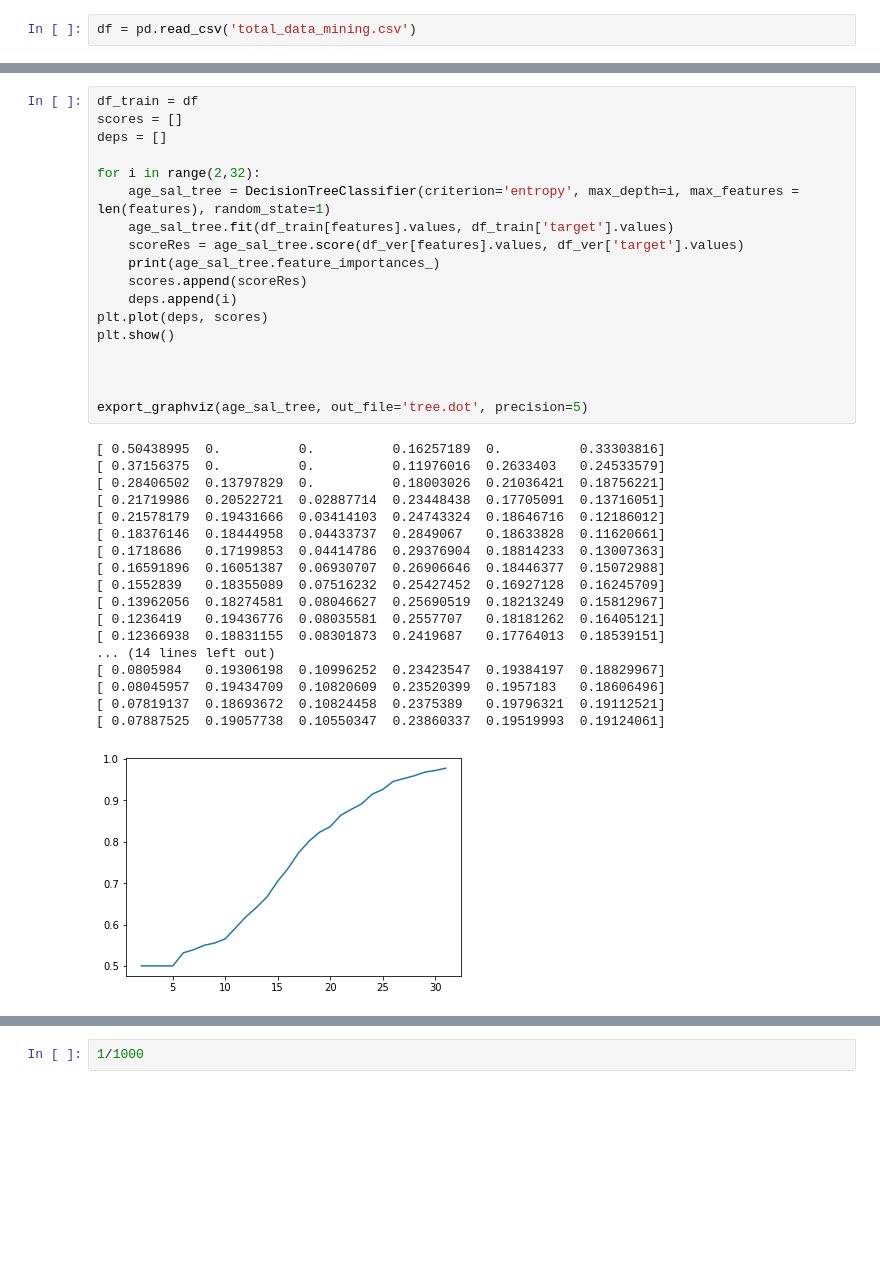
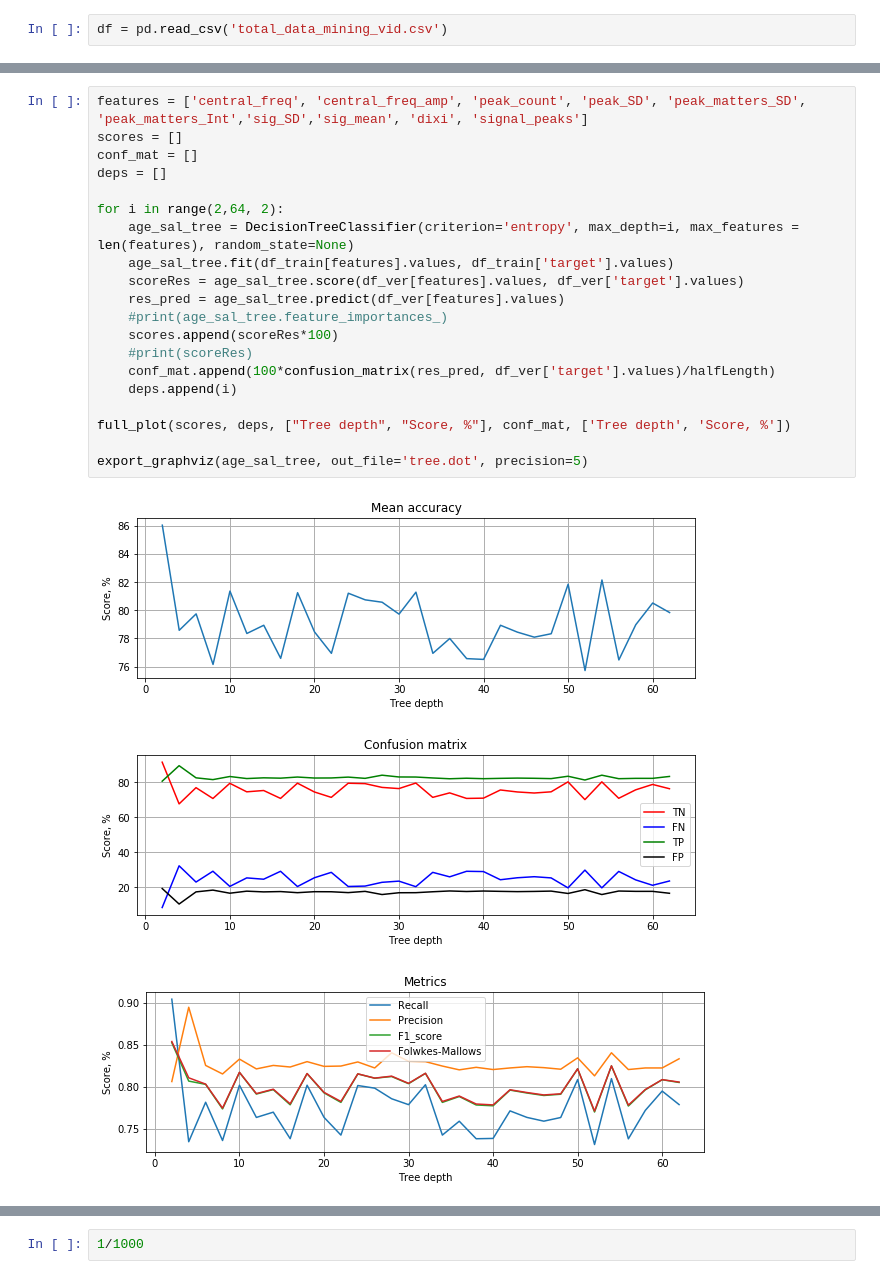
Before and after one commit to SemVan/PySignalClassifier, a Jupyter notebook: TreeSignalClassifier.ipynb, the cells around one changed output, grey strips where cells are left out. Cells and saved outputs as stored; diff of their text form; blank space fills up the shorter version.

Commit message:
some changes in signal processing (peak comparison) and classification (new plots)

```diff
--- a/TreeSignalClassifier.ipynb
+++ b/TreeSignalClassifier.ipynb
@@ -12,2 +88,2 @@ from sklearn import linear_model
 # %%
-df = pd.read_csv('total_data_mining.csv')
+df = pd.read_csv('total_data_mining_vid.csv')
@@ -98,40 +141,27 @@ array([[  6.83593750e-01,   8.38900968e-04,   8.60000000e+01,
 # %%
-df_train = df
+features = ['central_freq', 'central_freq_amp', 'peak_count', 'peak_SD', 'peak_matters_SD', 'peak_matters_Int','sig_SD','sig_mean', 'dixi', 'signal_peaks']
 scores = []
+conf_mat = []
 deps = []
 
-for i in range(2,32):
-    age_sal_tree = DecisionTreeClassifier(criterion='entropy', max_depth=i, max_features = len(features), random_state=1)
+for i in range(2,64, 2):
+    age_sal_tree = DecisionTreeClassifier(criterion='entropy', max_depth=i, max_features = len(features), random_state=None)
     age_sal_tree.fit(df_train[features].values, df_train['target'].values)
     scoreRes = age_sal_tree.score(df_ver[features].values, df_ver['target'].values)
-    print(age_sal_tree.feature_importances_)
-    scores.append(scoreRes)
+    res_pred = age_sal_tree.predict(df_ver[features].values)
+    #print(age_sal_tree.feature_importances_)
+    scores.append(scoreRes*100)
+    #print(scoreRes)
+    conf_mat.append(100*confusion_matrix(res_pred, df_ver['target'].values)/halfLength)
     deps.append(i)
-plt.plot(deps, scores)
-plt.show()
 
-
+full_plot(scores, deps, ["Tree depth", "Score, %"], conf_mat, ['Tree depth', 'Score, %'])
 
 export_graphviz(age_sal_tree, out_file='tree.dot', precision=5)
 # %% [output]
-[ 0.50438995  0.          0.          0.16257189  0.          0.33303816]
-[ 0.37156375  0.          0.          0.11976016  0.2633403   0.24533579]
-[ 0.28406502  0.13797829  0.          0.18003026  0.21036421  0.18756221]
-[ 0.21719986  0.20522721  0.02887714  0.23448438  0.17705091  0.13716051]
-[ 0.21578179  0.19431666  0.03414103  0.24743324  0.18646716  0.12186012]
-[ 0.18376146  0.18444958  0.04433737  0.2849067   0.18633828  0.11620661]
-[ 0.1718686   0.17199853  0.04414786  0.29376904  0.18814233  0.13007363]
-[ 0.16591896  0.16051387  0.06930707  0.26906646  0.18446377  0.15072988]
-[ 0.1552839   0.18355089  0.07516232  0.25427452  0.16927128  0.16245709]
-[ 0.13962056  0.18274581  0.08046627  0.25690519  0.18213249  0.15812967]
-[ 0.1236419   0.19436776  0.08035581  0.2557707   0.18181262  0.16405121]
-[ 0.12366938  0.18831155  0.08301873  0.2419687   0.17764013  0.18539151]
-... (14 lines left out)
-[ 0.0805984   0.19306198  0.10996252  0.23423547  0.19384197  0.18829967]
-[ 0.08045957  0.19434709  0.10820609  0.23520399  0.1957183   0.18606496]
-[ 0.07819137  0.18693672  0.10824458  0.2375389   0.19796321  0.19112521]
-[ 0.07887525  0.19057738  0.10550347  0.23860337  0.19519993  0.19124061]
-[figure, old version]
+[figure, new version]
+[figure, added]
+[figure, added]
 # %%
 neis = []
 scores = []
```
Also changed, not shown: parts of 14 cells of this notebook, 1 other file.
